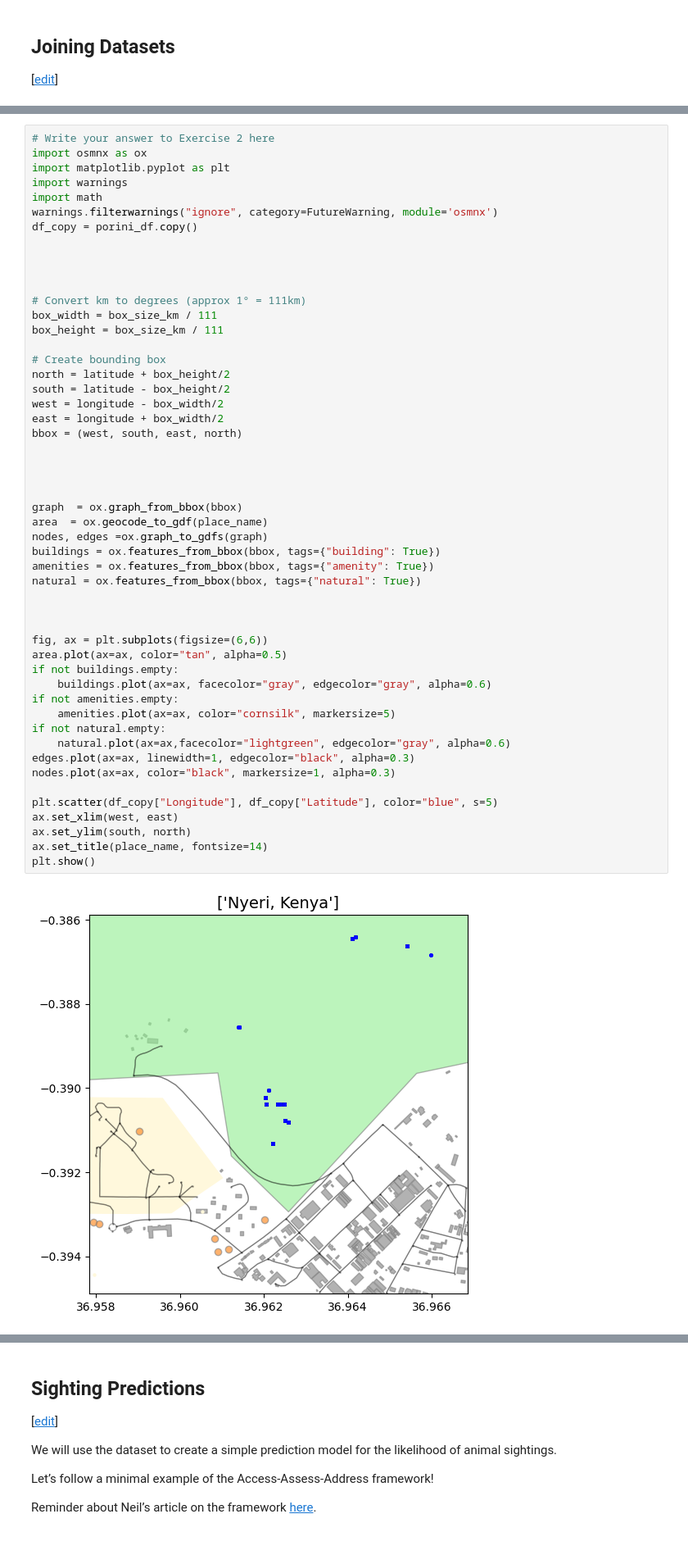
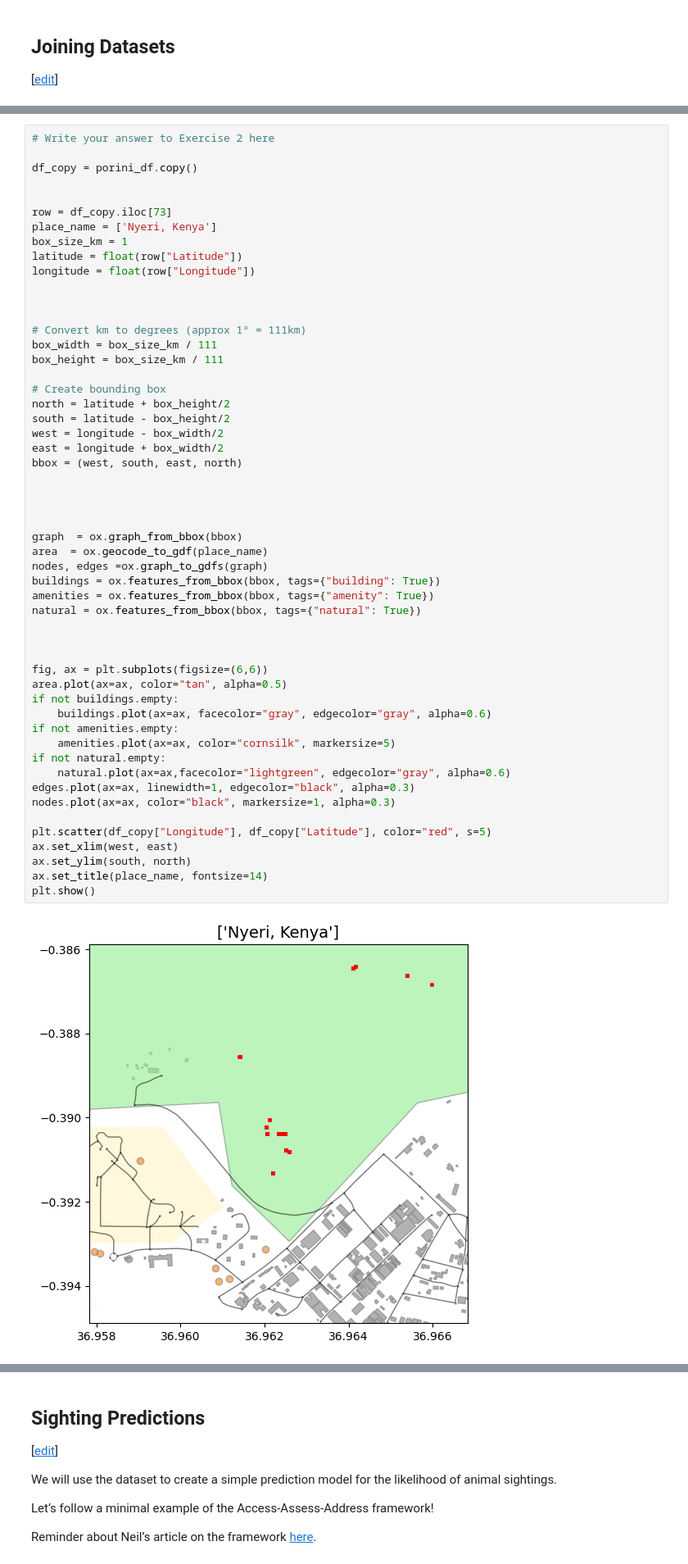
Before and after one commit to silprosa/fynesse_mlfc, a Jupyter notebook: _notebooks/03-dataset-joining-practical.ipynb, the cells around one changed output, grey strips where cells are left out. Shown at 82% size. Cells and saved outputs as stored; diff of their text form.

```diff
--- a/_notebooks/03-dataset-joining-practical.ipynb
+++ b/_notebooks/03-dataset-joining-practical.ipynb
@@ -135,13 +138,15 @@ coordiante information in the dataset, and plot it on top of an OSM map.
 You may want to deduplicate the coordinates before you plot!
 # %%
 # Write your answer to Exercise 2 here
-import osmnx as ox
-import matplotlib.pyplot as plt
-import warnings
-import math
-warnings.filterwarnings("ignore", category=FutureWarning, module='osmnx')
+
 df_copy = porini_df.copy()
 
+
+row = df_copy.iloc[73]
+place_name = ['Nyeri, Kenya']
+box_size_km = 1
+latitude = float(row["Latitude"])
+longitude = float(row["Longitude"])
 
 
 
@@ -157,35 +162,35 @@ east = longitude + box_width/2
 bbox = (west, south, east, north)
 
 
 
 
 graph  = ox.graph_from_bbox(bbox)
 area  = ox.geocode_to_gdf(place_name)
 nodes, edges =ox.graph_to_gdfs(graph)
 buildings = ox.features_from_bbox(bbox, tags={"building": True})
 amenities = ox.features_from_bbox(bbox, tags={"amenity": True})
 natural = ox.features_from_bbox(bbox, tags={"natural": True})
 
 
 
 fig, ax = plt.subplots(figsize=(6,6))
 area.plot(ax=ax, color="tan", alpha=0.5)
 if not buildings.empty:
     buildings.plot(ax=ax, facecolor="gray", edgecolor="gray", alpha=0.6)
 if not amenities.empty:
     amenities.plot(ax=ax, color="cornsilk", markersize=5)
 if not natural.empty:
     natural.plot(ax=ax,facecolor="lightgreen", edgecolor="gray", alpha=0.6)
 edges.plot(ax=ax, linewidth=1, edgecolor="black", alpha=0.3)
 nodes.plot(ax=ax, color="black", markersize=1, alpha=0.3)
 
-plt.scatter(df_copy["Longitude"], df_copy["Latitude"], color="blue", s=5)
+plt.scatter(df_copy["Longitude"], df_copy["Latitude"], color="red", s=5)
 ax.set_xlim(west, east)
 ax.set_ylim(south, north)
 ax.set_title(place_name, fontsize=14)
 plt.show()
 # %% [output]
-[figure, old version]
+[figure, new version]
 # %% [markdown]
 <!-- Dsail Porini Address -->
 # %% [markdown]
```
Also changed, not shown: parts of 34 cells of this notebook.
